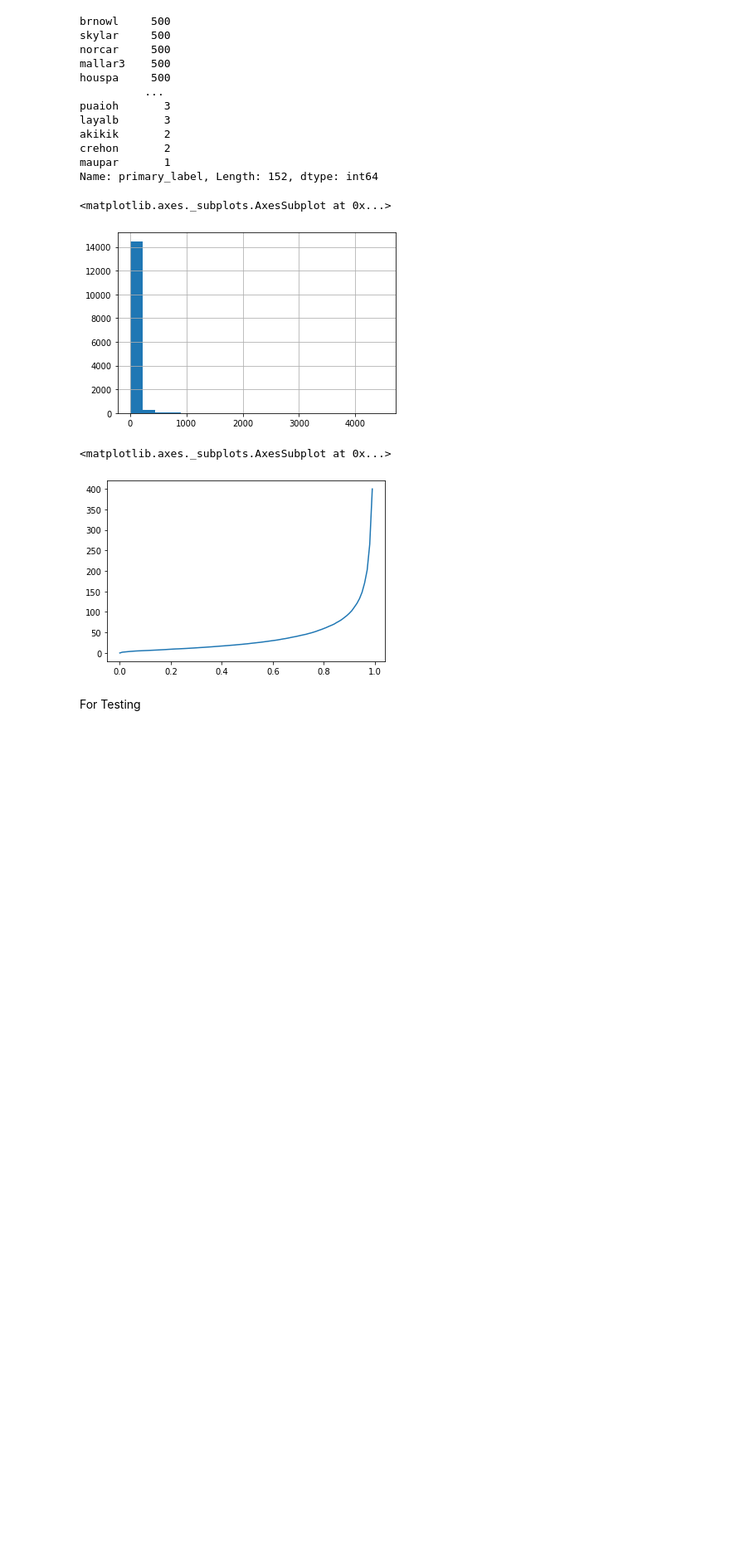
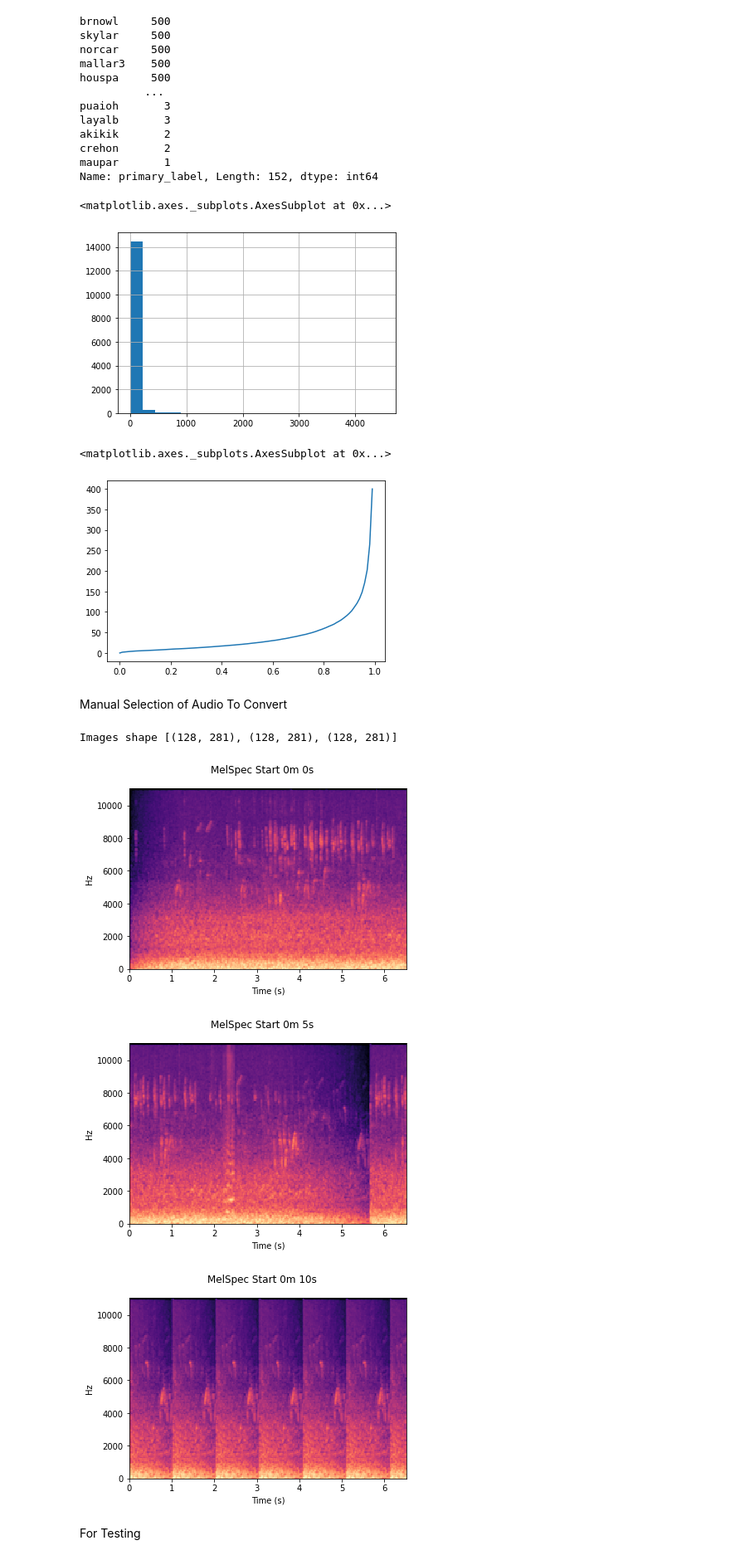
Before and after one commit to GXrobot/BirdCLEF2022-Project, a Jupyter notebook: birdclef_mels_computer_public.ipynb, the cells around one changed output. Shown at 83% size. Drawn from its saved outputs; the diff is of its cells as text; code cells hidden in the pictures; blank space fills up the shorter version.

```diff
--- a/birdclef_mels_computer_public.ipynb
+++ b/birdclef_mels_computer_public.ipynb
@@ -55,7 +78,9 @@ print(PART_INDEXES)
 [0, 14853]
 # %%
 SR = 32_000
+# DURATION = 7
 DURATION = 7
+STEP = 5
 SEED = 666
 
 DATA_ROOT = Path("birdclef-2022")
@@ -215,6 +259,6 @@ def crop_or_pad(y, length, is_train=True, start=None):
 # %%
 class AudioToImage:
-    def __init__(self, sr=SR, n_mels=128, fmin=0, fmax=None, duration=DURATION, step=None, res_type="kaiser_fast", resample=True):
+    def __init__(self, sr=SR, n_mels=128, fmin=0, fmax=None, duration=DURATION, step=STEP, res_type="kaiser_fast", resample=True):
 
         self.sr = sr
         self.n_mels = n_mels
@@ -223,6 +267,7 @@ class AudioToImage:
 
         self.duration = duration
         self.audio_length = self.duration*self.sr
+
         self.step = step or self.audio_length
 
         self.res_type = res_type
@@ -244,20 +289,37 @@ class AudioToImage:
 #       start = 0 if row.duration <  max_audio_duration else np.random.randint(row.frames - init_audio_length)
 
       audio, orig_sr = sf.read(row.filepath, dtype="float32")
-      audio = lb.to_mono(audio)
+      audio = stereo_to_mono(audio)
 
       if self.resample and orig_sr != self.sr:
         audio = lb.resample(audio, orig_sr, self.sr, res_type=self.res_type)
 
-      audios = [audio[i:i+self.audio_length] for i in range(0, max(1, len(audio) - self.audio_length + 1), self.step)]
+      # audios = [audio[i:i+self.audio_length] for i in range(0, max(1, len(audio) - self.audio_length + 1), self.step)]
+      audios = [audio[i:i+self.audio_length] for i in range(0, max(1, len(audio)), self.step)]
+      # print(f"Audios shape {[audio.shape for audio in audios]}")
+
+      # print(f"Num audios {len(audios)}")
+      # print(f"Len audio {len(audio)}")
+      # print(f"audio_length + 1 {self.audio_length + 1}")
+      # print(f"Value of step {self.step}")
+
       audios[-1] = crop_or_pad(audios[-1] , length=self.audio_length)
+      if(len(audios) > 1):
+          audios[-2] = crop_or_pad(audios[-2] , length=self.audio_length)
+
       images = [self.audio_to_image(audio) for audio in audios]
+      print(f"Images shape {[image.shape for image in images]}")
+      for i in range(len(images)):
+          fig = plt.figure()
+          fig.suptitle(f"MelSpec Start {i*5//60}m {i*5%60}s ")
+          lbd.specshow(images[i], x_axis='s', y_axis='hz')
       images = np.stack(images)
 
       if save:
-        path = TRAIN_AUDIO_IMAGES_SAVE_ROOT/{row.filename}.npy"
+        path = TRAIN_AUDIO_IMAGES_SAVE_ROOT/f"{row.filename}.npy"
         path.parent.mkdir(exist_ok=True, parents=True)
         np.save(str(path), images)
+
       else:
         return  row.filename, images
 # %%
@@ -271,6 +334,25 @@ def get_audios_as_images(df):
     pool(tqdm(tasks))
 # %%
 get_audios_as_images(df)
+# %% [markdown]
+Manual Selection of Audio To Convert
+# %%
+converter = AudioToImage(step=STEP*SR)
+
+file_path = "afrsil1/XC125458.ogg"
+# file_path = "afrsil1/XC205893.ogg"
+file_name = file_path.split('/')[1]
+primary_label = file_path.split('/')[0]
+
+row = df.loc[df['filename'].str.match(file_path)]
+
+for item in row.itertuples(False):
+    converter(item)
+# %% [output]
+Images shape [(128, 281), (128, 281), (128, 281)]
+[figure, added]
+[figure, added]
+[figure, added]
 # %% [markdown]
 For Testing
 # %%
```
Also changed, not shown: parts of 9 cells of this notebook.
